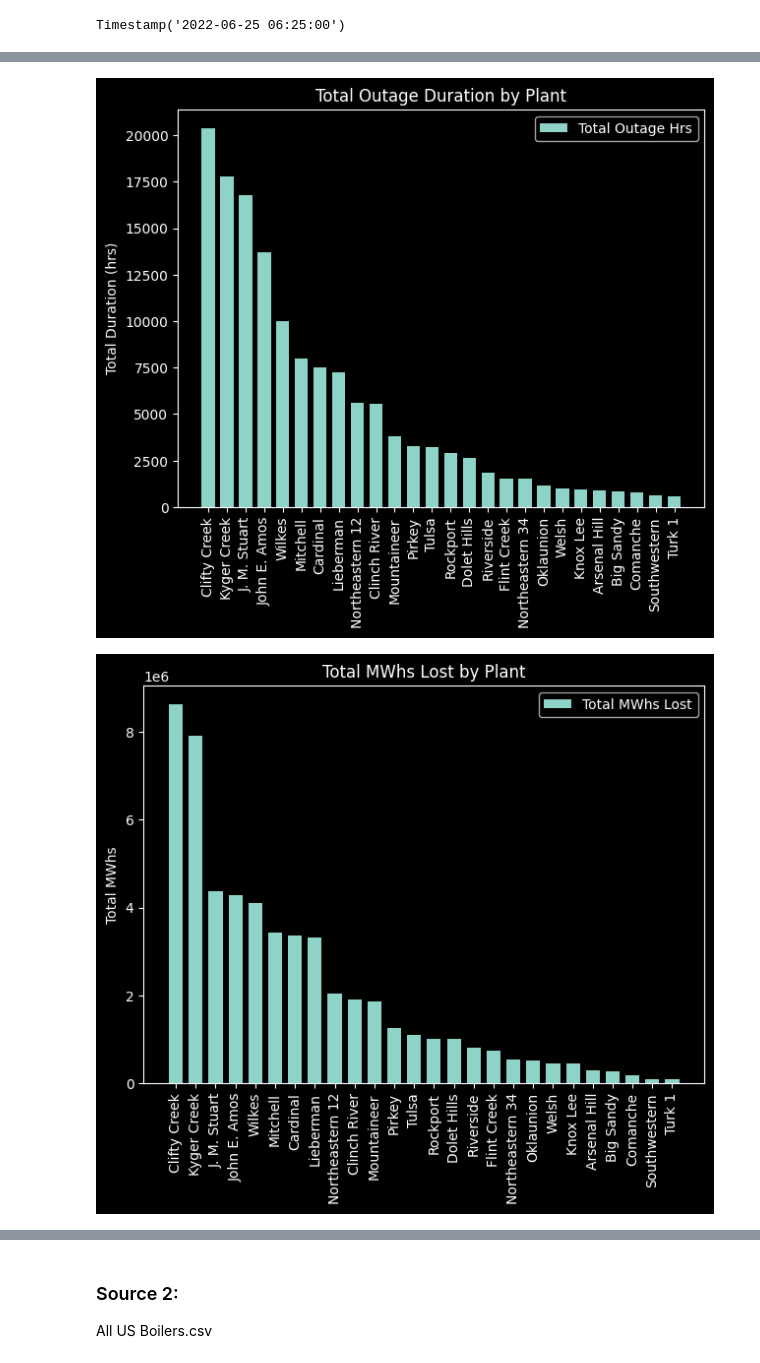
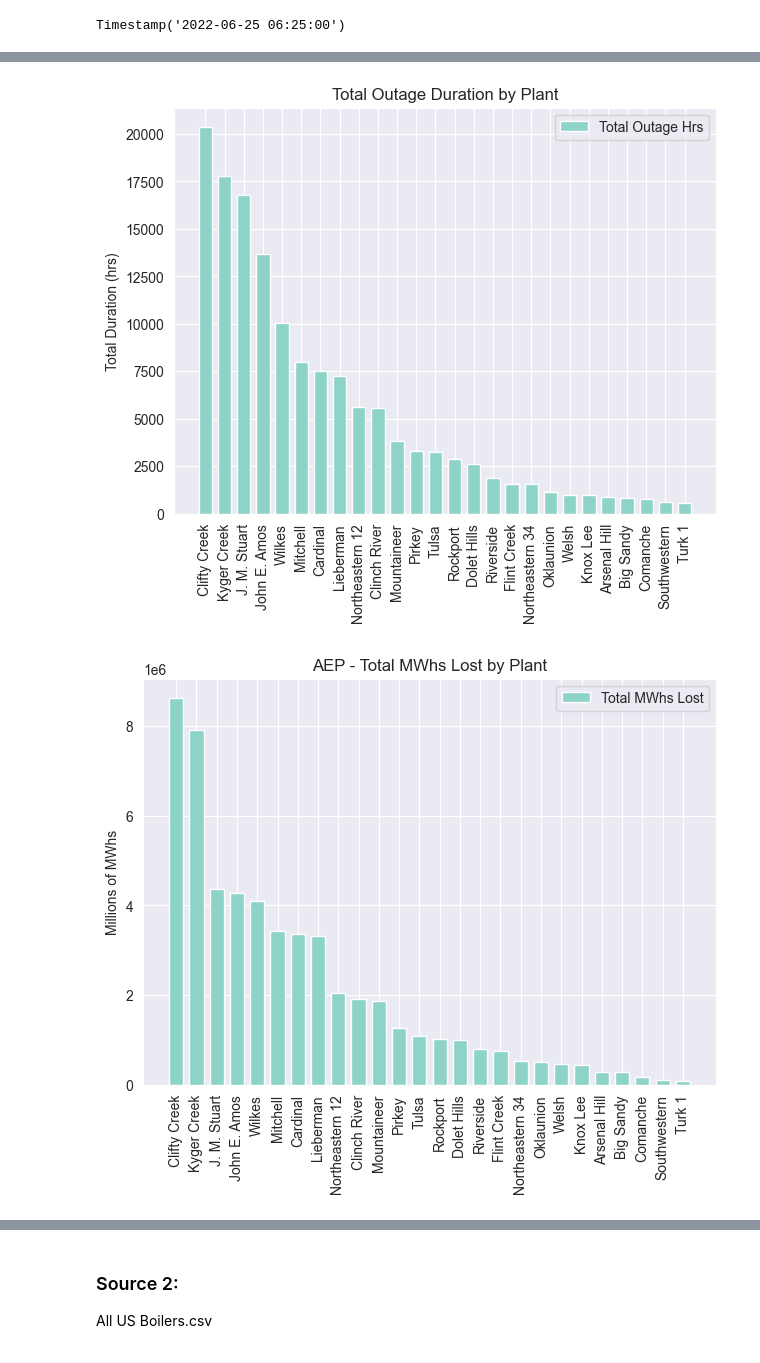
Before and after one commit to GeckoRobotics/davos-data-project, a Jupyter notebook: notebooks/davos.ipynb, the cells around one changed output, grey strips where cells are left out. Cells and saved outputs as stored; diff of their text form; code cells hidden in the pictures.

```diff
--- a/notebooks/davos.ipynb
+++ b/notebooks/davos.ipynb
@@ -56,6 +59,7 @@ import zlib
 Matplotlib Style:
 # %%
 plt.style.use('dark_background')
+sns.set_style('darkgrid')
 # %% [markdown]
 Get Current Working Directory:
 # %%
@@ -80,0 +88,3 @@ aep_df = pd.read_excel(r"data/raw_data/AEP Plants 2011-20220802 Boiler Tube Leak
+# %%
+# get data
+aep_df, active_aep_df = generate_aep_outage_dfs()
@@ -141,5 +113,3 @@ aep_df[aep_df['Retired Flag']=='N']['Plant Name'].nunique()
-# %%
-active_aep_df = aep_df[aep_df['Retired Flag']=='N']
 # %%
 active_aep_df['Event Start Timestamp'].min()
 # %% [output]
@@ -148,6 +118,3 @@ Timestamp('2010-12-31 03:19:59.999000')
 active_aep_df['Event Start Timestamp'].max()
 # %% [output]
 Timestamp('2022-06-25 06:25:00')
-# %%
-active_aep_df['Outage Month'] = pd.to_datetime(active_aep_df['Event Start Timestamp']).dt.month
-active_aep_df['Outage Week'] = pd.to_datetime(active_aep_df['Event Start Timestamp']).dt.isocalendar().week
@@ -218,26 +236,26 @@ fig.tight_layout()
 plt.xticks(rotation=90)
 plt.show()
 # %% [output]
-[figure, old version]
+[figure, new version]
 # %%
 outage_mwh_df = active_aep_df.groupby(['Plant Name'])['NERC MWH Loss'].sum().to_frame().reset_index().sort_values(by='NERC MWH Loss', ascending=False)
 # %%
 fig, ax = plt.subplots()
 
 x = outage_mwh_df["Plant Name"]
 y = outage_mwh_df["NERC MWH Loss"]
 width =0.7
 
 rects1 = ax.bar(x, y, width, label = 'Total MWhs Lost')
-ax.set_title('Total MWhs Lost by Plant')
-ax.set_ylabel('Total MWhs')
+ax.set_title('AEP - Total MWhs Lost by Plant')
+ax.set_ylabel('Millions of MWhs')
 ax.set_xticks(x)
 ax.set_xticklabels(plant_outages_df["Plant Name"])
 ax.legend()
 
 fig.tight_layout()
 
 plt.xticks(rotation=90)
 plt.show()
 # %% [output]
-[figure, old version]
+[figure, new version]
```
Also changed, not shown: parts of 172 cells of this notebook, 2 other files.
